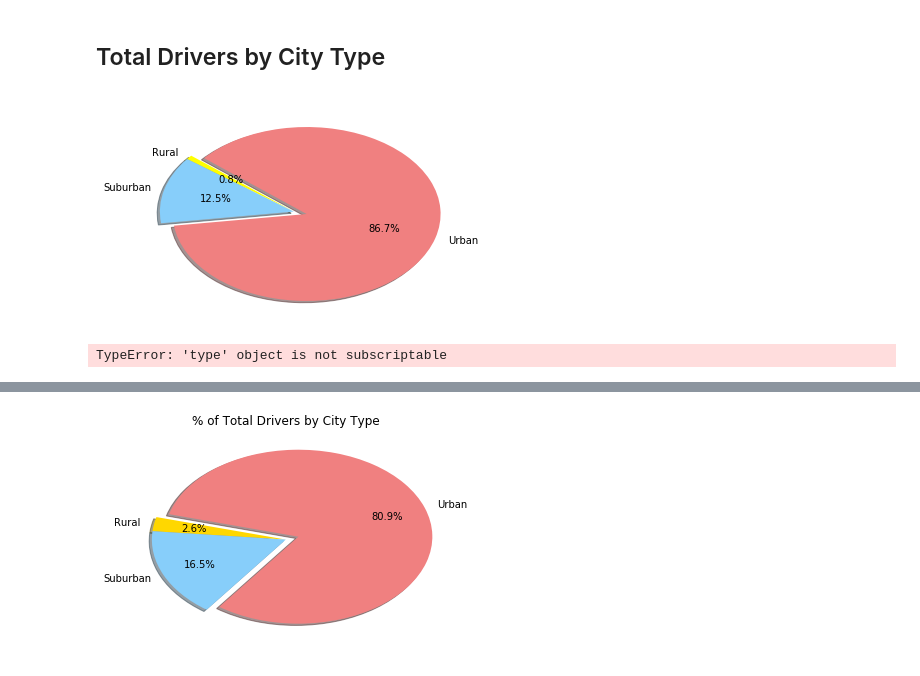
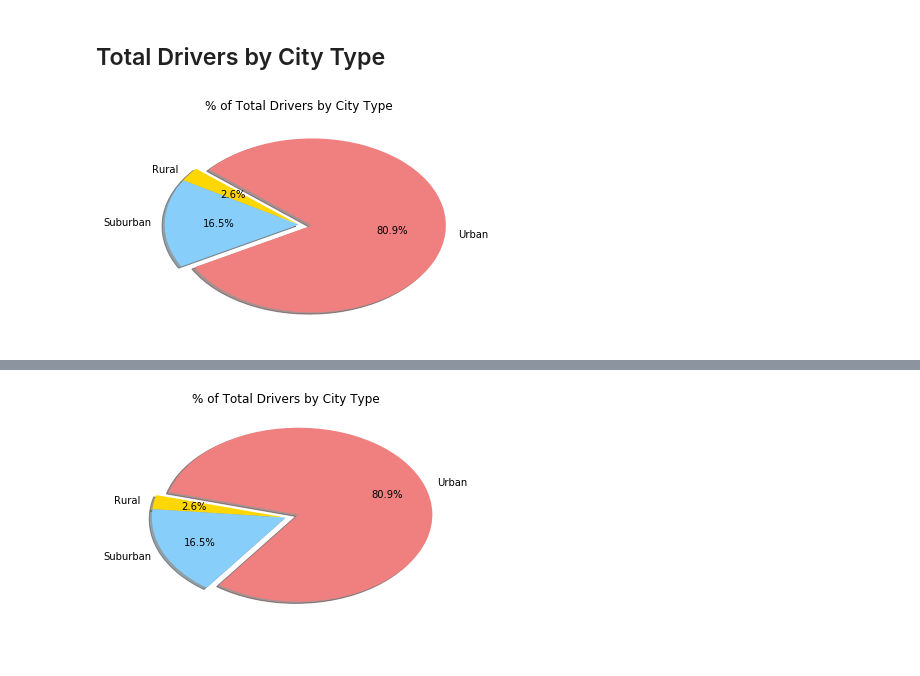
Before and after one commit to Paulagallardo96/Pyber-Matplotlib, a Jupyter notebook: pyber_starter.ipynb, the cells around one changed output, grey strips where cells are left out. Drawn from its saved outputs; the diff is of its cells as text; code cells hidden in the pictures.

```diff
--- a/pyber_starter.ipynb
+++ b/pyber_starter.ipynb
@@ -37,5 +29,10 @@ combined_df.head()
 # %% [markdown]
 ## Bubble Plot of Ride Sharing Data
+# %%
+combined_df["color"] =  "coral"
+
+combined_df.loc[combined_df['type']  == 'Suburban',  'color'] = 'lightskyblue'
+combined_df.loc[combined_df['type']  == 'Rural',  'color'] = 'gold'
 # %%
 # Obtain the x and y coordinates for each of the three city types
 #Number_of_rides = combined_df.groupby("ride_id").count()
@@ -176,47 +180,61 @@ plt.show()
 # %%
 # Calculate Driver Percents
 
+total_drivers_list = group_by_city["driver_count"].unique()
 
-total_driver = combined_df["driver_count"].sum()
 
-group_by_type = combined_df.groupby("type")
-driver_per_type = (group_by_type["driver_count"].sum()/total_driver)*100
+total_drivers = [total_driver[0] for total_driver in total_drivers_list]
+sum_total_drivers = sum(total_drivers)
+
+city_type_list = group_by_city['type'].unique()
+city_types = [city_type[0] for city_type in city_type_list]
+
+combined_type_data = pd.DataFrame({'type':city_types, 'total_drivers':total_drivers})
+
+
+group_by_type = combined_type_data.groupby("type")
+driver_per_type = (group_by_type["total_drivers"].sum()/sum_total_drivers)*100
 driver_per_type
 
-colors = ["yellow","lightskyblue", "lightcoral"]
+colors = ["gold","lightskyblue", "lightcoral"]
 
 explode = (0,0,0.1)
 
 # Build Pie Chart
 plt.pie(driver_per_type, labels= ["Rural", "Suburban", "Urban"], explode=explode, colors=colors,
         autopct="%1.1f%%", shadow=True, startangle=140)
 
-# Save Figure
-plt.savefig("../Images/PyPie1.png")
-plt.show()
-# Build Pie Charts
+plt.title("% of Total Drivers by City Type")
 
 # Save Figure
+plt.savefig("PyPie3.png")
+plt.show()
 # %% [output]
-[figure, old version]
+[figure, new version]
 # %%
-group_by_city = combined_df.groupby("city")
+#group_by_city = combined_df.groupby("city")
+#Tnumberofdriverespercity = group_by_city["driver_count"].unique()
+
+
+#total_driver = combined_df["driver_count"].sum()
+
+
+
+#group_by_city = combined_df.groupby("city")
 
 #Tnumberofdriverespercity = group_by_city["driver_count"].unique().sum()
-numberofdriverespercity = group_by_city["driver_count"].unique()
-numberofdriverespercity
+#numberofdriverespercity = group_by_city["driver_count"].unique()
+#numberofdriverespercity
 
 #group_by_type = combined_df.groupby("type")
 #driver_per_type = (group_by_type["numberofdriverespercity"].sum()/
 #                   Tnumberofdriverespercity)*100
 
 
-city_type_list = group_by_city['type'].unique()
+#city_type_list = group_by_city['type'].unique()
 #str(city_type_list)
 
-df = pd.DataFrame({"total_drives": str[numberofdriverespercity], "type1": city_type_list})
-df
+#df = pd.DataFrame({"total_drives": str[numberofdriverespercity], "type1": city_type_list})
+#df
 #driver_per_type
-# %% [output]
-TypeError: 'type' object is not subscriptable
 # %%
```
Also changed, not shown: parts of 5 cells of this notebook, 4 other files.
